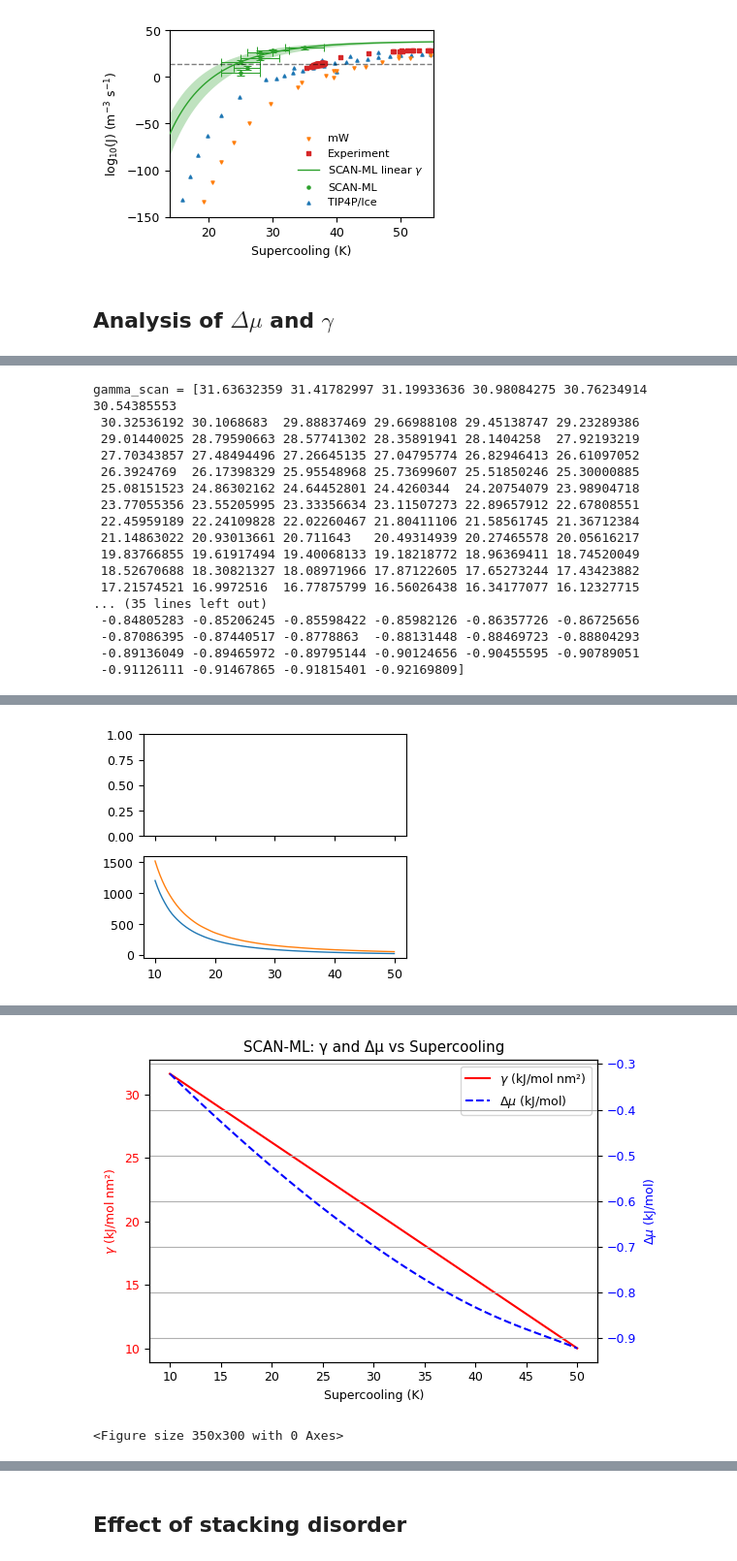
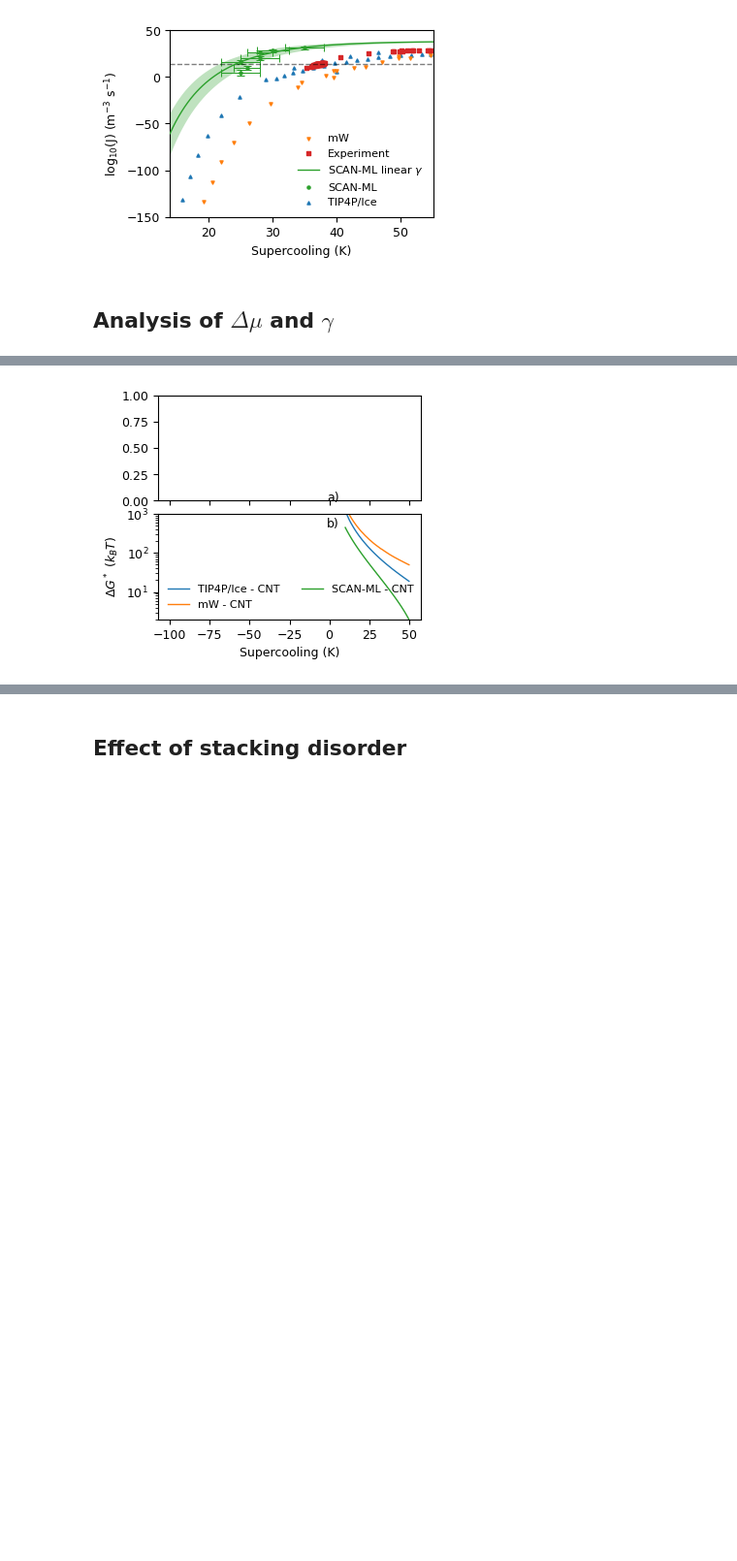
Before and after one commit to Wanqi1996/Feldspar-figures, a Jupyter notebook: Analysis.ipynb, the cells around one changed output, grey strips where cells are left out. Shown at 97% size. Saved outputs shown, nothing was run; the diff lists cells and outputs as text; code cells hidden in the pictures; blank space fills up the shorter version.

```diff
--- a/Analysis.ipynb
+++ b/Analysis.ipynb
@@ -1114,7 +1114,7 @@ rhoice2=(0.978+x*(0.987-0.978)/100)/factor
 barrier_mW=factor2*np.power(gamma_vs_T(x,*popt_gamma_mW),3)/np.power(chem_pot_mW_interp(x)*rhoice2,2)
 beta=1./(kb*(274.6-x))
 axs[1].plot(x,beta*barrier_mW,label="mW - CNT",linewidth=mylinewidth)
-
+'''
 # 计算密度
 rhoice2 = densityiceinterp(meltingT - x) / factor
 # 计算gamma
@@ -1157,7 +1157,7 @@ plt.title('SCAN-ML: γ and Δμ vs Supercooling')
 plt.grid(True)
 plt.tight_layout()
 plt.show()
-
+'''
 ####
 
 rhoice2=densityiceinterp(meltingT-x)/factor
@@ -1218,17 +1214,0 @@ WARNING:matplotlib.font_manager:findfont: Generic family 'serif' not found becau
-gamma_scan = [31.63632359 31.41782997 31.19933636 30.98084275 30.76234914 30.54385553
- 30.32536192 30.1068683  29.88837469 29.66988108 29.45138747 29.23289386
- 29.01440025 28.79590663 28.57741302 28.35891941 28.1404258  27.92193219
- 27.70343857 27.48494496 27.26645135 27.04795774 26.82946413 26.61097052
- 26.3924769  26.17398329 25.95548968 25.73699607 25.51850246 25.30000885
- 25.08151523 24.86302162 24.64452801 24.4260344  24.20754079 23.98904718
- 23.77055356 23.55205995 23.33356634 23.11507273 22.89657912 22.67808551
- 22.45959189 22.24109828 22.02260467 21.80411106 21.58561745 21.36712384
- 21.14863022 20.93013661 20.711643   20.49314939 20.27465578 20.05616217
- 19.83766855 19.61917494 19.40068133 19.18218772 18.96369411 18.74520049
- 18.52670688 18.30821327 18.08971966 17.87122605 17.65273244 17.43423882
- 17.21574521 16.9972516  16.77875799 16.56026438 16.34177077 16.12327715
-... (35 lines left out)
- -0.84805283 -0.85206245 -0.85598422 -0.85982126 -0.86357726 -0.86725656
- -0.87086395 -0.87440517 -0.8778863  -0.88131448 -0.88469723 -0.88804293
- -0.89136049 -0.89465972 -0.89795144 -0.90124656 -0.90455595 -0.90789051
- -0.91126111 -0.91467865 -0.91815401 -0.92169809]
@@ -1252 +1215 @@ WARNING:matplotlib.font_manager:findfont: Generic family 'serif' not found becau
-[figure, old version]
+[figure, new version]
@@ -1270,5 +1216,3 @@ WARNING:matplotlib.font_manager:findfont: Generic family 'serif' not found becau
-[figure, removed]
-<Figure size 350x300 with 0 Axes>
 # %%
 # ===========================
 # 输出 SCAN-ML ΔG* 数据 (绘图中使用的密集点)
```
Also changed, not shown: parts of 2 cells of this notebook.
